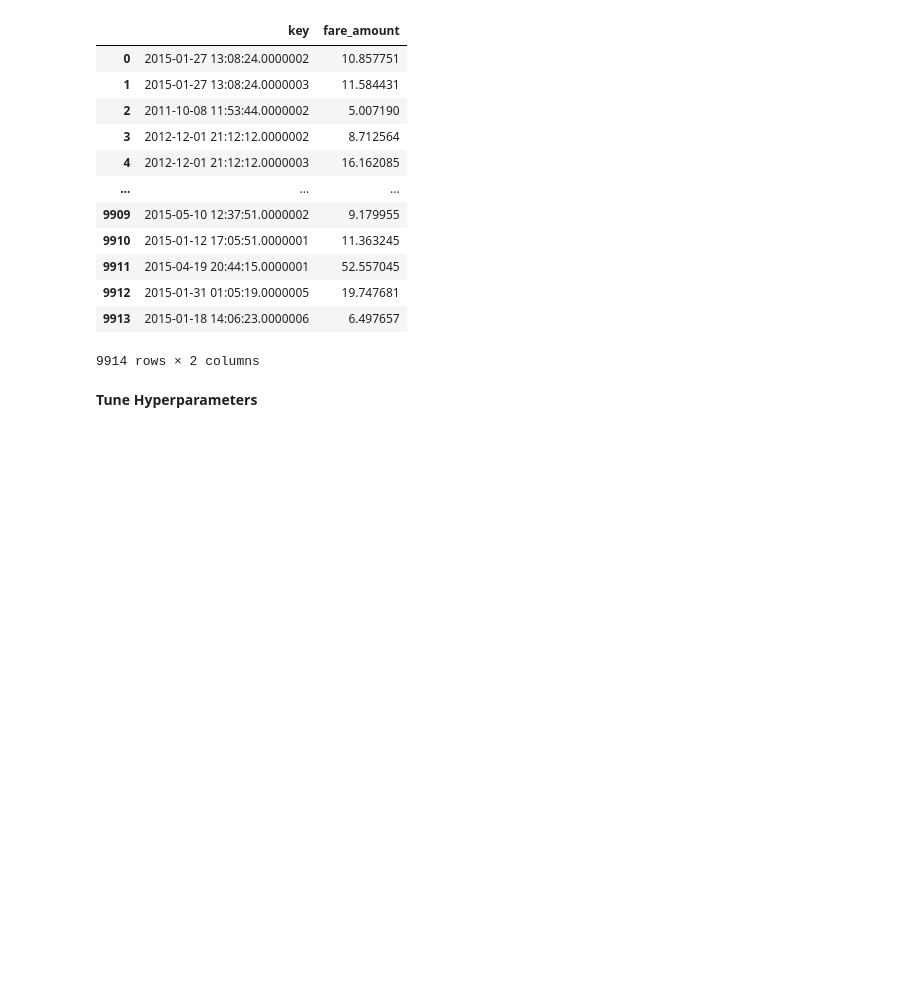
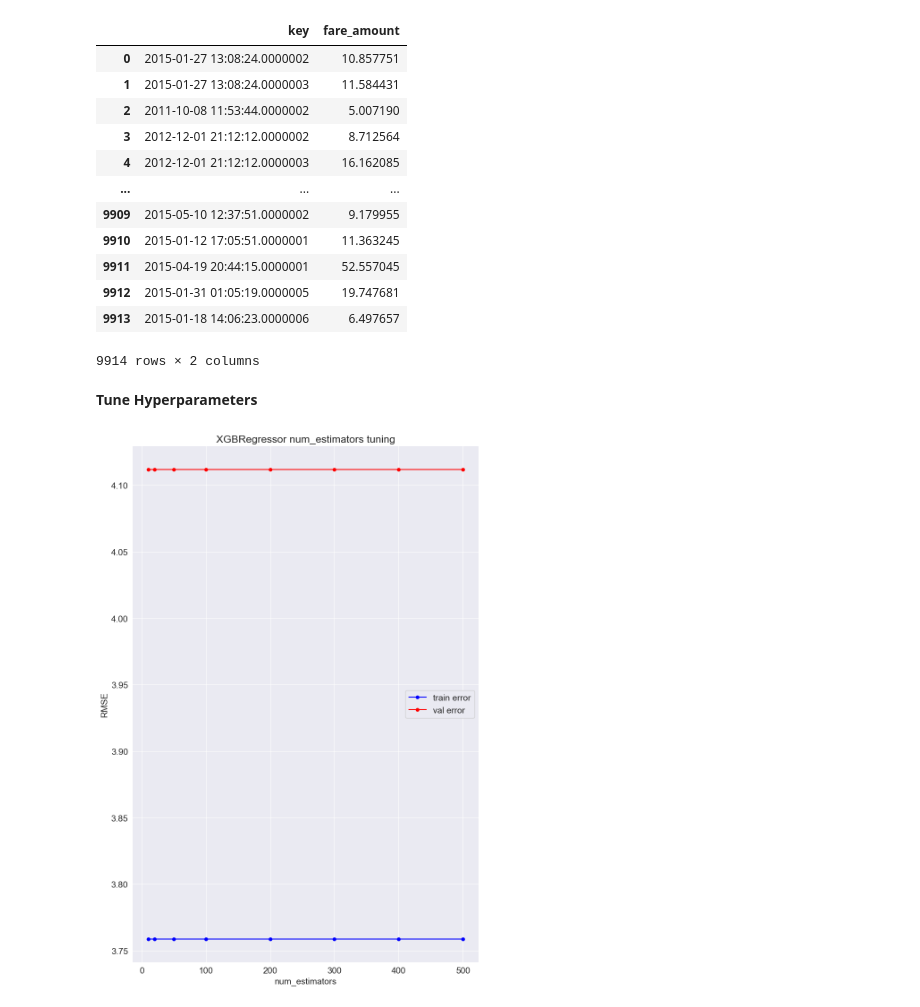
Before and after one commit to RohanVarmaP/machine-Learning, a Jupyter notebook: 6-NewYork-Taxifare/6-NewYork-Taxifare.ipynb, the cells around one changed output. Drawn from its saved outputs; the diff is of its cells as text; code cells hidden in the pictures; blank space fills up the shorter version.

Commit message:
hyperparameter tuning

```diff
--- a/6-NewYork-Taxifare/6-NewYork-Taxifare.ipynb
+++ b/6-NewYork-Taxifare/6-NewYork-Taxifare.ipynb
@@ -816,7 +816,7 @@ def params_tuning_plot(model,params_name,params_values,fixed_params=None):
         train_error.append(train_rmse)
         val_error.append(val_rmse)
 
-    plt.figure(figsize=(10,6))
+    plt.figure(figsize=(10,15))
     plt.title(f'{model.__name__} {params_name} tuning')
     plt.plot(params_values, train_error, 'b-o', label='train error', markersize=5)
     plt.plot(params_values, val_error, 'r-o', label='val error', markersize=5)
@@ -827,11 +827,10 @@ def params_tuning_plot(model,params_name,params_values,fixed_params=None):
 best_params={
     'random_state':42,
     'n_jobs':-1,
-    'objective':'reg:squarederror'
+    'objective':'reg:squarederror',
+    'learning_rate':0.05
 }
 # %%
-best_params={
-    'random_state':42,
-    'n_jobs':-1,
-    'objective':'reg:squarederror'
-}
+params_tuning_plot(XGBRegressor,'num_estimators',[10,20,50,100,200,300,400,500],best_params)
+# %% [output]
+[figure, added]
```
Also changed, not shown: parts of 5 cells of this notebook.
